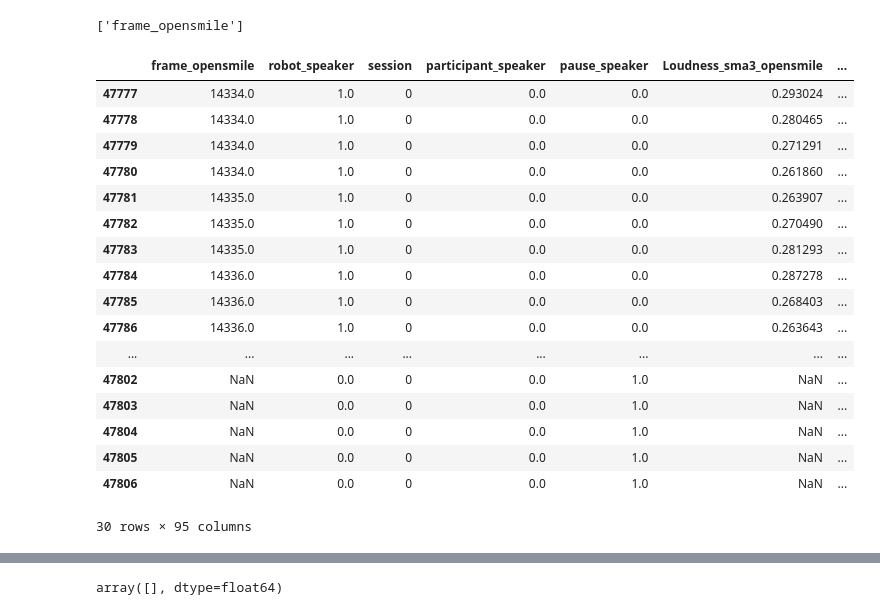
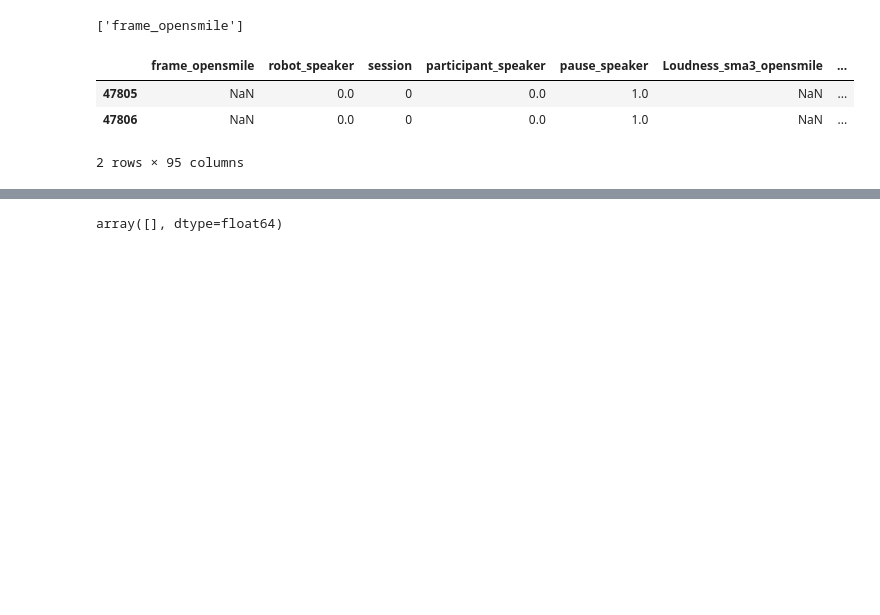
Before and after one commit to lwachowiak/HRI-Error-Detection-STAI, a Jupyter notebook: code/testing.ipynb, the cells around one changed output, grey strips where cells are left out. Saved outputs shown, nothing was run; the diff lists cells and outputs as text; code cells hidden in the pictures; blank space fills up the shorter version.

```diff
--- a/code/testing.ipynb
+++ b/code/testing.ipynb
@@ -29,23 +29,9 @@ print([col for col in data_hri.val_X.columns if "frame" in col])
 # %% [output]
 ['frame_opensmile']
 # %%
-data_hri.val_X[data_hri.val_X['session'] == 0].tail(30)
+data_hri.val_X[data_hri.val_X['session'] == 0].tail(2)
 # %% [output]
 |  | frame_opensmile | robot_speaker | session | participant_speaker | pause_speaker | Loudness_sma3_opensmile | ... |
-| 47777 | 14334.0 | 1.0 | 0 | 0.0 | 0.0 | 0.293024 | ... |
-| 47778 | 14334.0 | 1.0 | 0 | 0.0 | 0.0 | 0.280465 | ... |
-| 47779 | 14334.0 | 1.0 | 0 | 0.0 | 0.0 | 0.271291 | ... |
-| 47780 | 14334.0 | 1.0 | 0 | 0.0 | 0.0 | 0.261860 | ... |
-| 47781 | 14335.0 | 1.0 | 0 | 0.0 | 0.0 | 0.263907 | ... |
-| 47782 | 14335.0 | 1.0 | 0 | 0.0 | 0.0 | 0.270490 | ... |
-| 47783 | 14335.0 | 1.0 | 0 | 0.0 | 0.0 | 0.281293 | ... |
-| 47784 | 14336.0 | 1.0 | 0 | 0.0 | 0.0 | 0.287278 | ... |
-| 47785 | 14336.0 | 1.0 | 0 | 0.0 | 0.0 | 0.268403 | ... |
-| 47786 | 14336.0 | 1.0 | 0 | 0.0 | 0.0 | 0.263643 | ... |
-| ... | ... | ... | ... | ... | ... | ... | ... |
-| 47802 | NaN | 0.0 | 0 | 0.0 | 1.0 | NaN | ... |
-| 47803 | NaN | 0.0 | 0 | 0.0 | 1.0 | NaN | ... |
-| 47804 | NaN | 0.0 | 0 | 0.0 | 1.0 | NaN | ... |
 | 47805 | NaN | 0.0 | 0 | 0.0 | 1.0 | NaN | ... |
 | 47806 | NaN | 0.0 | 0 | 0.0 | 1.0 | NaN | ... |
-30 rows × 95 columns
+2 rows × 95 columns
```
Also changed, not shown: parts of 10 cells of this notebook, 2 other files.
